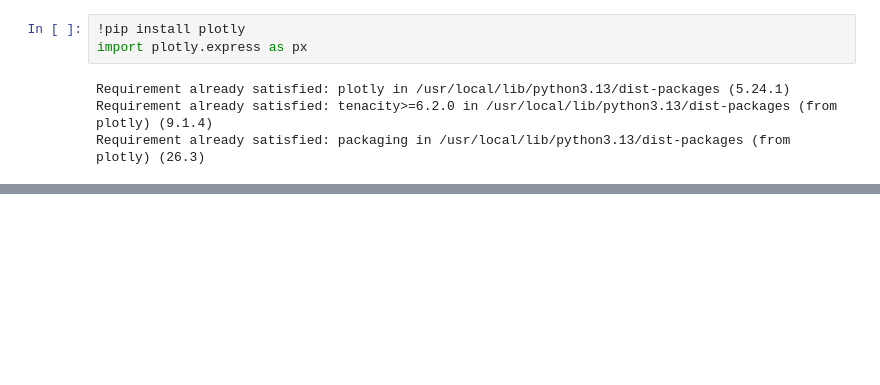
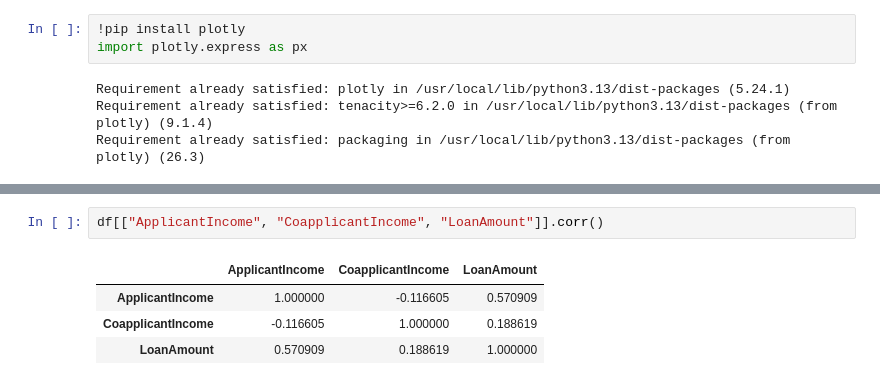
Before and after one commit to loisilobakima/loan_approval_prediction_.ipynb, a Jupyter notebook: loan_approval_prediction_.ipynb, the cells around one changed output, grey strips where cells are left out. Drawn from its saved outputs; the diff is of its cells as text; blank space fills up the shorter version.

```diff
--- a/loan_approval_prediction_.ipynb
+++ b/loan_approval_prediction_.ipynb
@@ -154,3 +164,10 @@ fig = px.scatter(
 fig.show()
 # %% [output]
 [interactive output not drawn]
+# %%
+df[["ApplicantIncome", "CoapplicantIncome", "LoanAmount"]].corr()
+# %% [output]
+|  | ApplicantIncome | CoapplicantIncome | LoanAmount |
+| ApplicantIncome | 1.000000 | -0.116605 | 0.570909 |
+| CoapplicantIncome | -0.116605 | 1.000000 | 0.188619 |
+| LoanAmount | 0.570909 | 0.188619 | 1.000000 |
```
Also changed, not shown: parts of 25 cells of this notebook.
